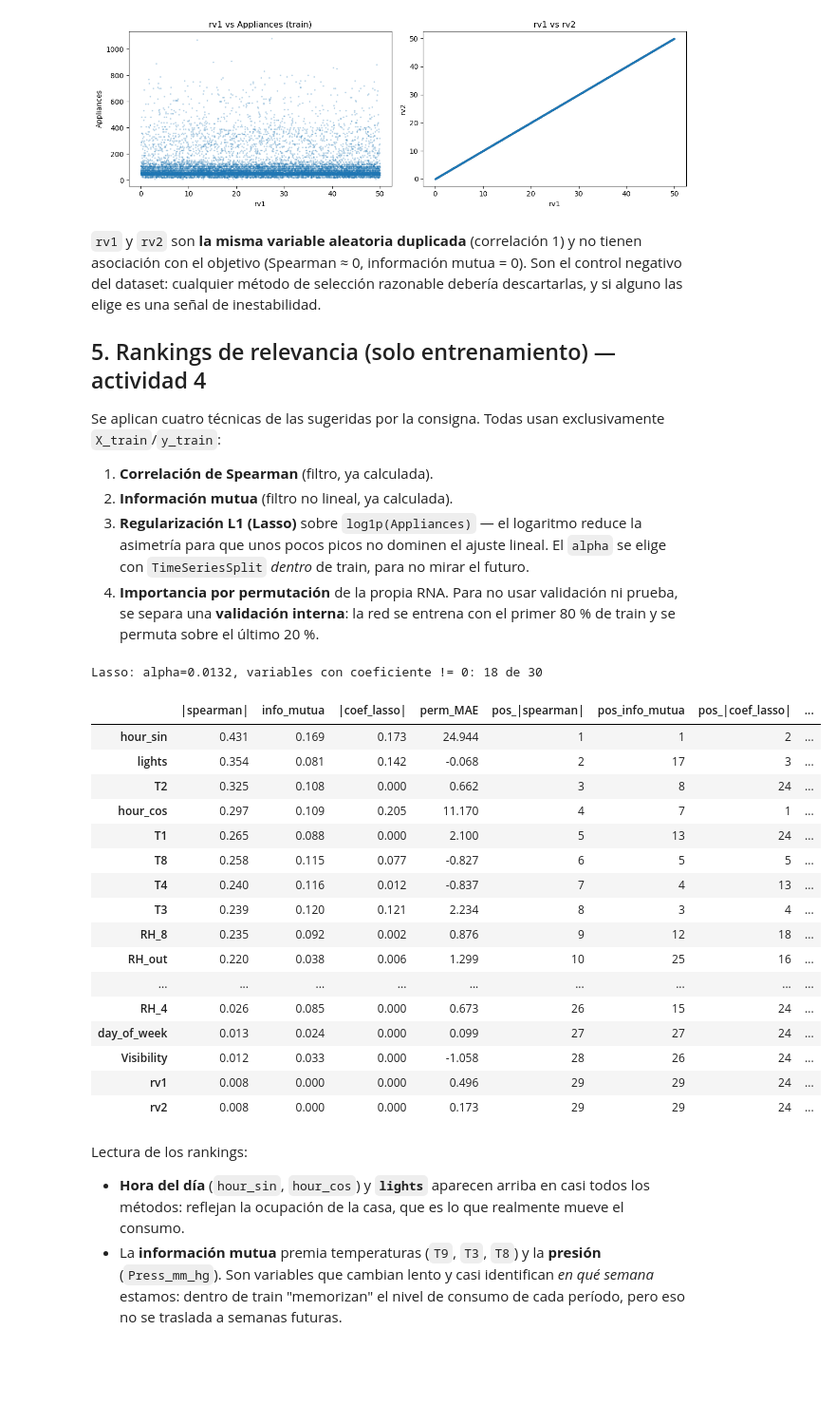
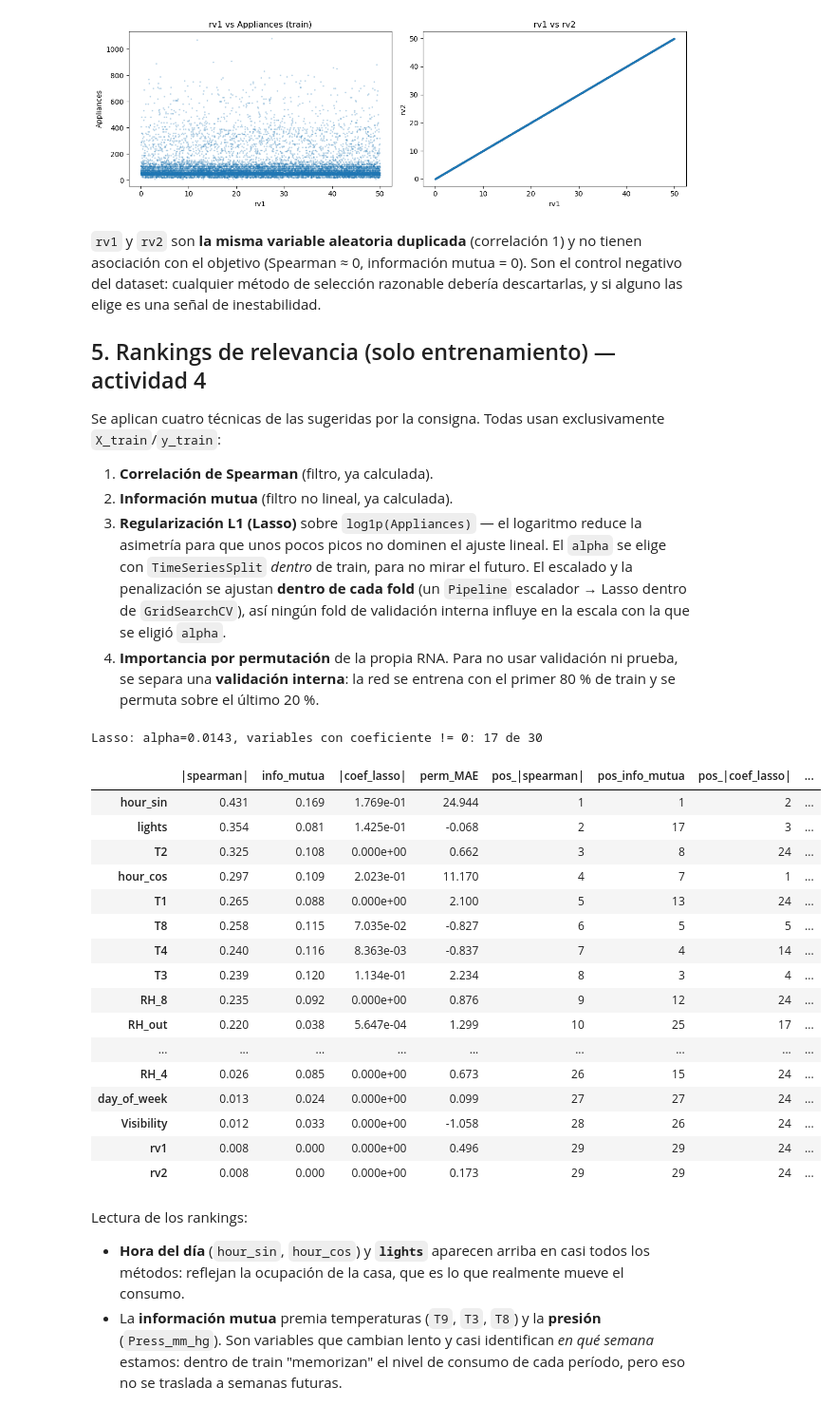
Before and after one commit to rafa1485/clases_ds_ia, a Jupyter notebook: Clases/Inteligencia_Artificial/Semana_06/Practica_Seleccion_Features_1_Regresion_Energia.ipynb, the cells around one changed output. Shown at 95% size. Saved outputs shown, nothing was run; the diff lists cells and outputs as text; code cells hidden in the pictures; blank space fills up the shorter version.

```diff
--- a/Clases/Inteligencia_Artificial/Semana_06/Practica_Seleccion_Features_1_Regresion_Energia.ipynb
+++ b/Clases/Inteligencia_Artificial/Semana_06/Practica_Seleccion_Features_1_Regresion_Energia.ipynb
@@ -284,7 +285,9 @@ Se aplican cuatro técnicas de las sugeridas por la consigna. Todas usan exclusi
 2. **Información mutua** (filtro no lineal, ya calculada).
 3. **Regularización L1 (Lasso)** sobre `log1p(Appliances)` — el logaritmo reduce la asimetría para que
    unos pocos picos no dominen el ajuste lineal. El `alpha` se elige con `TimeSeriesSplit` *dentro* de
-   train, para no mirar el futuro.
+   train, para no mirar el futuro. El escalado y la penalización se ajustan **dentro de cada fold**
+   (un `Pipeline` escalador → Lasso dentro de `GridSearchCV`), así ningún fold de validación interna
+   influye en la escala con la que se eligió `alpha`.
 4. **Importancia por permutación** de la propia RNA. Para no usar validación ni prueba, se separa una
    **validación interna**: la red se entrena con el primer 80 % de train y se permuta sobre el último 20 %.
 # %%
@@ -297,55 +300,60 @@ def crear_rna(semilla=SEMILLA):
             hidden_layer_sizes=(64, 32),
             activation="relu",
             max_iter=800,
             shuffle=False,
             random_state=semilla,
         )),
     ])
 
 # --- Lasso (L1) ---
-lasso = Pipeline([
-    ("scaler", StandardScaler()),
-    ("lasso", LassoCV(cv=TimeSeriesSplit(n_splits=5), max_iter=20000, random_state=SEMILLA)),
-]).fit(X_train, np.log1p(y_train))
+# El escalador va dentro del Pipeline que evalúa GridSearchCV: en cada fold de TimeSeriesSplit
+# se ajustan escala y penalización solo con la parte de entrenamiento de ese fold.
+busqueda_lasso = GridSearchCV(
+    Pipeline([("scaler", StandardScaler()), ("lasso", Lasso(max_iter=20000))]),
+    {"lasso__alpha": np.logspace(-4, 0, 40)},
+    cv=TimeSeriesSplit(n_splits=5),
+    scoring="neg_mean_squared_error",
+).fit(X_train, np.log1p(y_train))
+lasso = busqueda_lasso.best_estimator_
 coef_lasso = pd.Series(lasso[-1].coef_, index=X.columns)
-print(f"Lasso: alpha={lasso[-1].alpha_:.4f}, variables con coeficiente != 0: {(coef_lasso != 0).sum()} de {len(coef_lasso)}")
+print(f"Lasso: alpha={busqueda_lasso.best_params_['lasso__alpha']:.4f}, variables con coeficiente != 0: {(coef_lasso != 0).sum()} de {len(coef_lasso)}")
 
 # --- Permutación sobre validación interna (dentro de train) ---
 corte = int(0.80 * len(X_train))
 rna_interna = crear_rna().fit(X_train.iloc[:corte], y_train.iloc[:corte])
 perm = permutation_importance(
     rna_interna, X_train.iloc[corte:], y_train.iloc[corte:],
     scoring="neg_mean_absolute_error", n_repeats=5, random_state=SEMILLA,
 )
 imp_perm = pd.Series(perm.importances_mean, index=X.columns)
 
 rankings = pd.DataFrame({
     "|spearman|": asociacion["|spearman|"],
     "info_mutua": asociacion["info_mutua"],
     "|coef_lasso|": coef_lasso.abs(),
     "perm_MAE": imp_perm,
 })
 posiciones = rankings.rank(ascending=False).astype(int).add_prefix("pos_")
 display(pd.concat([rankings, posiciones], axis=1).sort_values("pos_|spearman|"))
 # %% [output]
-Lasso: alpha=0.0132, variables con coeficiente != 0: 18 de 30
+Lasso: alpha=0.0143, variables con coeficiente != 0: 17 de 30
 |  | |spearman| | info_mutua | |coef_lasso| | perm_MAE | pos_|spearman| | pos_info_mutua | pos_|coef_lasso| | ... |
-| hour_sin | 0.431 | 0.169 | 0.173 | 24.944 | 1 | 1 | 2 | ... |
-| lights | 0.354 | 0.081 | 0.142 | -0.068 | 2 | 17 | 3 | ... |
-| T2 | 0.325 | 0.108 | 0.000 | 0.662 | 3 | 8 | 24 | ... |
-| hour_cos | 0.297 | 0.109 | 0.205 | 11.170 | 4 | 7 | 1 | ... |
-| T1 | 0.265 | 0.088 | 0.000 | 2.100 | 5 | 13 | 24 | ... |
-| T8 | 0.258 | 0.115 | 0.077 | -0.827 | 6 | 5 | 5 | ... |
-| T4 | 0.240 | 0.116 | 0.012 | -0.837 | 7 | 4 | 13 | ... |
-| T3 | 0.239 | 0.120 | 0.121 | 2.234 | 8 | 3 | 4 | ... |
-| RH_8 | 0.235 | 0.092 | 0.002 | 0.876 | 9 | 12 | 18 | ... |
-| RH_out | 0.220 | 0.038 | 0.006 | 1.299 | 10 | 25 | 16 | ... |
+| hour_sin | 0.431 | 0.169 | 1.769e-01 | 24.944 | 1 | 1 | 2 | ... |
+| lights | 0.354 | 0.081 | 1.425e-01 | -0.068 | 2 | 17 | 3 | ... |
+| T2 | 0.325 | 0.108 | 0.000e+00 | 0.662 | 3 | 8 | 24 | ... |
+| hour_cos | 0.297 | 0.109 | 2.023e-01 | 11.170 | 4 | 7 | 1 | ... |
+| T1 | 0.265 | 0.088 | 0.000e+00 | 2.100 | 5 | 13 | 24 | ... |
+| T8 | 0.258 | 0.115 | 7.035e-02 | -0.827 | 6 | 5 | 5 | ... |
+| T4 | 0.240 | 0.116 | 8.363e-03 | -0.837 | 7 | 4 | 14 | ... |
+| T3 | 0.239 | 0.120 | 1.134e-01 | 2.234 | 8 | 3 | 4 | ... |
+| RH_8 | 0.235 | 0.092 | 0.000e+00 | 0.876 | 9 | 12 | 24 | ... |
+| RH_out | 0.220 | 0.038 | 5.647e-04 | 1.299 | 10 | 25 | 17 | ... |
 | ... | ... | ... | ... | ... | ... | ... | ... | ... |
-| RH_4 | 0.026 | 0.085 | 0.000 | 0.673 | 26 | 15 | 24 | ... |
-| day_of_week | 0.013 | 0.024 | 0.000 | 0.099 | 27 | 27 | 24 | ... |
-| Visibility | 0.012 | 0.033 | 0.000 | -1.058 | 28 | 26 | 24 | ... |
-| rv1 | 0.008 | 0.000 | 0.000 | 0.496 | 29 | 29 | 24 | ... |
-| rv2 | 0.008 | 0.000 | 0.000 | 0.173 | 29 | 29 | 24 | ... |
+| RH_4 | 0.026 | 0.085 | 0.000e+00 | 0.673 | 26 | 15 | 24 | ... |
+| day_of_week | 0.013 | 0.024 | 0.000e+00 | 0.099 | 27 | 27 | 24 | ... |
+| Visibility | 0.012 | 0.033 | 0.000e+00 | -1.058 | 28 | 26 | 24 | ... |
+| rv1 | 0.008 | 0.000 | 0.000e+00 | 0.496 | 29 | 29 | 24 | ... |
+| rv2 | 0.008 | 0.000 | 0.000e+00 | 0.173 | 29 | 29 | 24 | ... |
 # %% [markdown]
 Lectura de los rankings:
 
```
Also changed, not shown: parts of 7 cells of this notebook, 1 other file.
